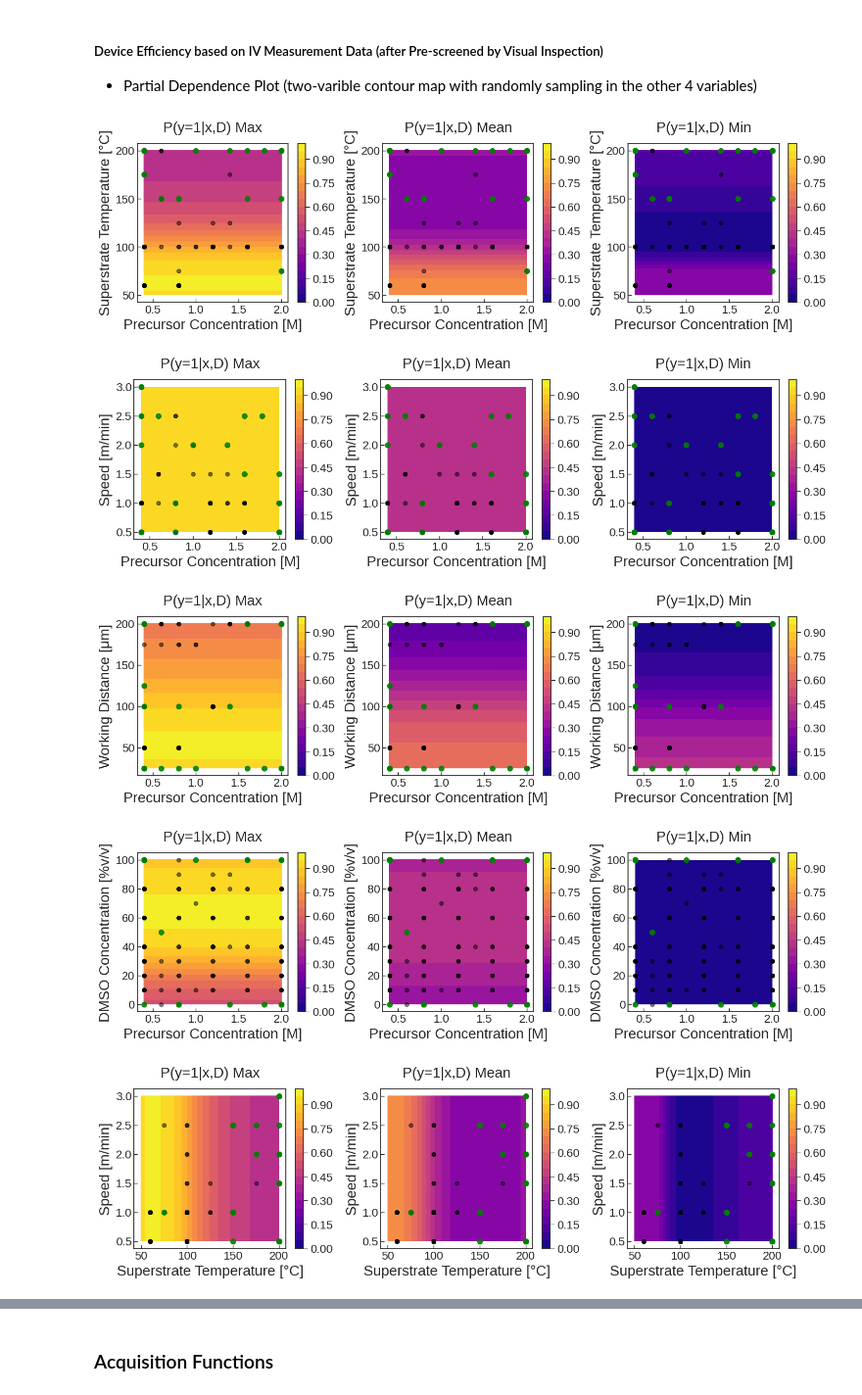
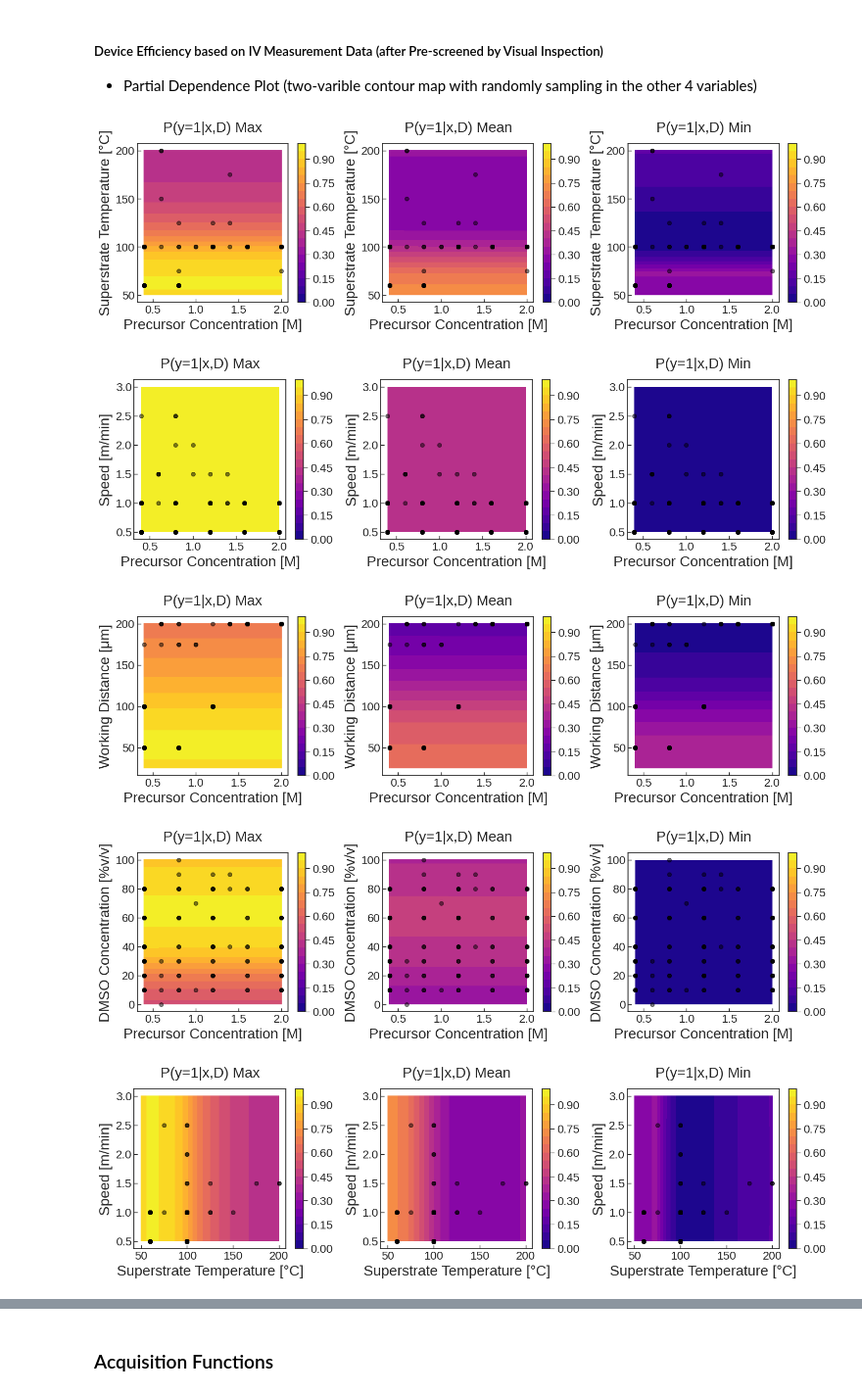
Before and after one commit to Printz-Lab/SL-PerovskiteOpt, a Jupyter notebook: Binary_Classification_BO/best_no_post_anneal_ucb_phi_Gpy_Emukit_Model.ipynb, the cells around one changed output, grey strips where cells are left out. Shown at 98% size. Drawn from its saved outputs; the diff is of its cells as text; code cells hidden in the pictures.

```diff
--- a/Binary_Classification_BO/best_no_post_anneal_ucb_phi_Gpy_Emukit_Model.ipynb
+++ b/Binary_Classification_BO/best_no_post_anneal_ucb_phi_Gpy_Emukit_Model.ipynb
@@ -625,46 +626,46 @@ for i in range(input_dim):
                 edgecolor="black",
             )
 
-            # Plot new conditions
-            ax.scatter(
-                x_denormalizer(x_new_norm)[:, ind1],
-                x_denormalizer(x_new_norm)[:, ind2],
-                s=50,
-                facecolors="green",
-                alpha=0.9,
-                edgecolor="green",
-            )
+            # # Plot new conditions
+            # ax.scatter(
+            #     x_denormalizer(x_new_norm)[:, ind1],
+            #     x_denormalizer(x_new_norm)[:, ind2],
+            #     s=50,
+            #     facecolors="green",
+            #     alpha=0.9,
+            #     edgecolor="green",
+            # )
             ax.set_xlabel(str(x_columns[ind1]), fontsize=fontsize)
             ax.set_ylabel(str(x_columns[ind2]), fontsize=fontsize)
 
             x1_delta = (np.max(x1) - np.min(x1)) / n_steps
             x2_delta = (np.max(x2) - np.min(x2)) / n_steps
             ax.set_xlim(np.min(x1) - x1_delta, np.max(x1) + x1_delta)
             ax.set_ylim(np.min(x2) - x2_delta, np.max(x2) + x2_delta)
 
             # x1_delta = var_x1[1]- var_x1[0]
             # x2_delta = var_x2[1]- var_x2[0]
 
             # var_x1 = var_array[ind1]
             # var_x2 = var_array[ind2]
 
             # ax.set_xlim(np.min(var_x1) - x1_delta/n_steps, np.max(var_x1) + x1_delta/n_steps)
             # ax.set_ylim(np.min(var_x2) - x2_delta/n_steps, np.max(var_x2) + x2_delta/n_steps)
 
             # ax.xaxis.set_ticks(np.arange(np.min(var_x1), np.max(var_x1), x1_delta))
             # ax.yaxis.set_ticks(np.arange(np.min(var_x2), np.max(var_x2), x2_delta))
 
             ax.tick_params(direction="in", length=5, width=1, labelsize=fontsize * 0.8)
 
         axes[0].set_title("P(y=1|x,D) Max", pad=title_pad, fontsize=fontsize)
         axes[1].set_title("P(y=1|x,D) Mean", pad=title_pad, fontsize=fontsize)
         axes[2].set_title("P(y=1|x,D) Min", pad=title_pad, fontsize=fontsize)
 
         plt.subplots_adjust(wspace=0.3)
         plt.show()
 # %% [output]
-[figure, old version]
+[figure, new version]
-[figure, old version]
+[figure, new version]
-[figure, old version]
+[figure, new version]
-[figure, old version]
+[figure, new version]
-[figure, old version]
+[figure, new version]
```
Also changed, not shown: parts of 4 cells of this notebook, 17 other files.
